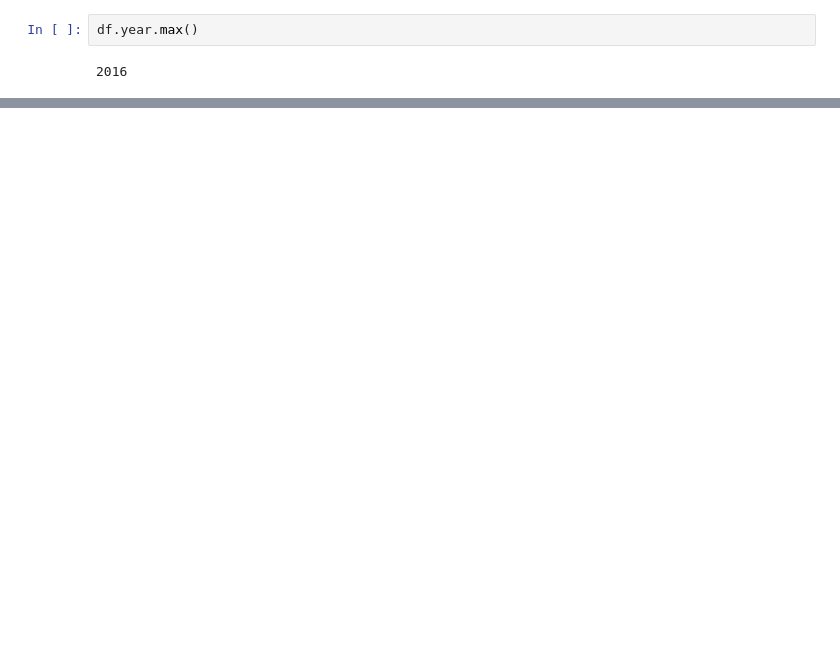
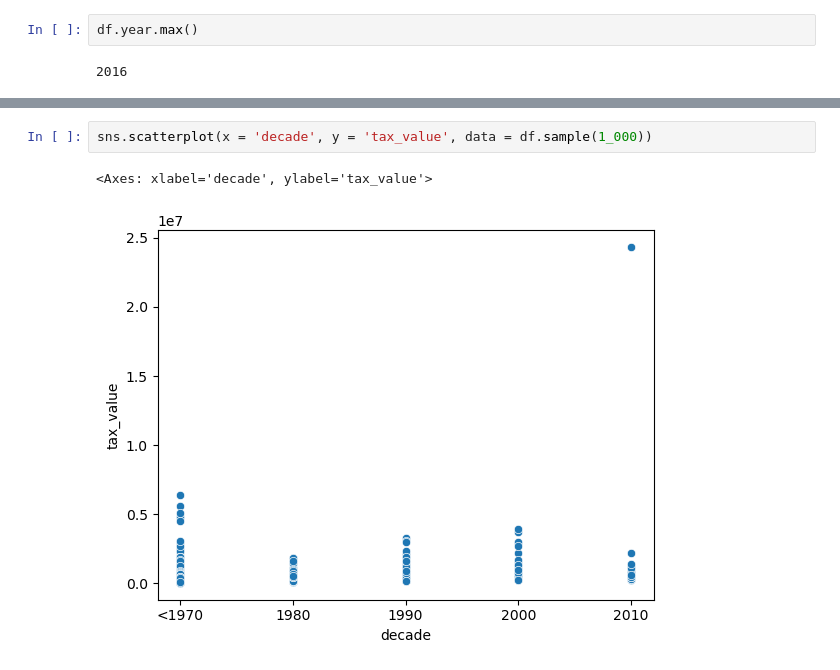
Before and after one commit to Msalazar2/Regression-Model-Project, a Jupyter notebook: scratch2.ipynb, the cells around one changed output, grey strips where cells are left out. Drawn from its saved outputs; the diff is of its cells as text; blank space fills up the shorter version.

```diff
--- a/scratch2.ipynb
+++ b/scratch2.ipynb
@@ -279,0 +300,5 @@ plt.show()
+# %%
+sns.scatterplot(x = 'decade', y = 'tax_value', data = df.sample(1_000))
+# %% [output]
+<Axes: xlabel='decade', ylabel='tax_value'>
+[figure, added]
```
Also changed, not shown: parts of 27 cells of this notebook, 8 other files.
